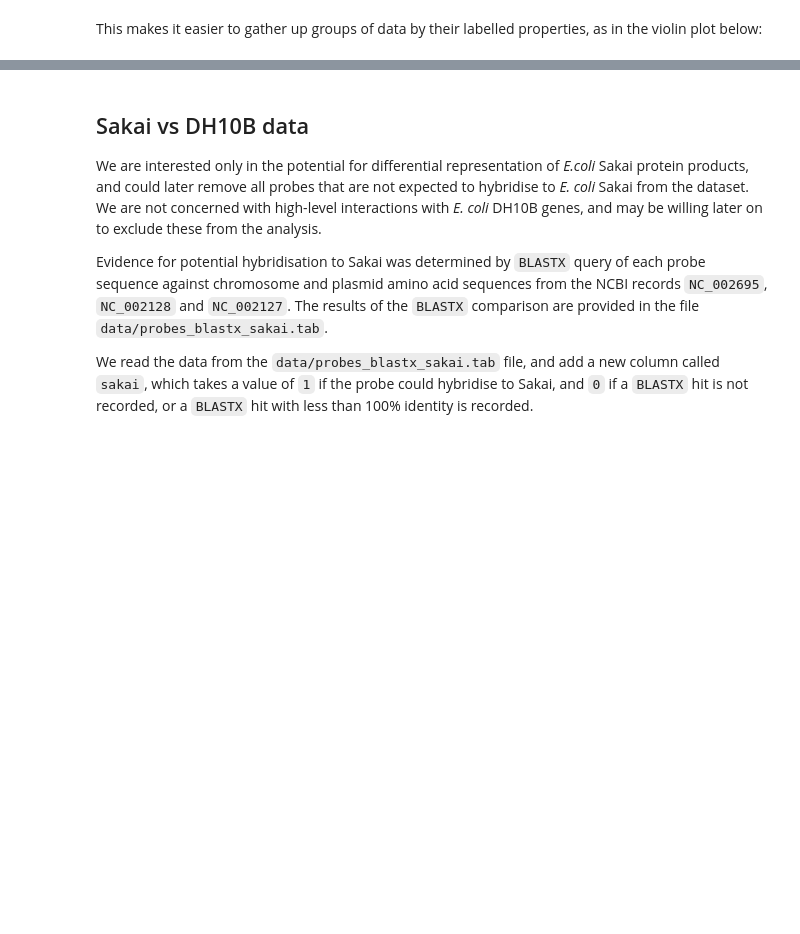
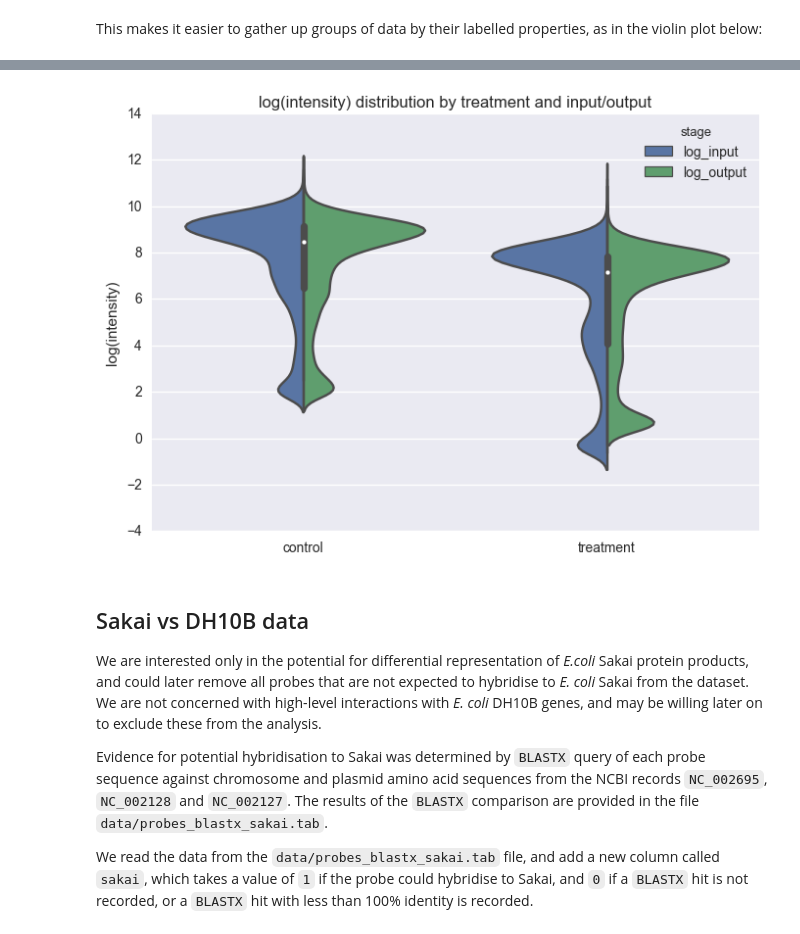
Before and after one commit to widdowquinn/SI_Holmes_etal_2017, a Jupyter notebook: 01-data_cleaning_qa.ipynb, the cells around one changed output, grey strips where cells are left out. Cells and saved outputs as stored; diff of their text form; code cells hidden in the pictures; blank space fills up the shorter version.

Commit message:
change clean data output format
The new output format pairs input and output log intensity values,
ready for modelling of output as a function of input.

```diff
--- a/01-data_cleaning_qa.ipynb
+++ b/01-data_cleaning_qa.ipynb
@@ -192,2 +236,6 @@ treatment_output_long = wide_to_long(treatment_output, True, True)
+# %%
+# Convert control and treatment data to long format
+control_long = wide_to_long_join(control_input, control_output, treatment=False)
+treatment_long = wide_to_long_join(treatment_input, treatment_output, treatment=True)
 # %% [markdown]
 Then we combine them into a single, long-form dataset:
@@ -194,7 +251,13 @@ Then we combine them into a single, long-form dataset:
 # %%
 # Combine dataframes
-data = control_input_long.append([control_output_long, treatment_input_long, treatment_output_long],
-                                 ignore_index=True)
-data['log_intensity'] = log(data['intensity'])
+data = control_long.append(treatment_long, ignore_index=True)
+data['log_input'] = log(data['input'])
+data['log_output'] = log(data['output'])
 # %% [markdown]
 This makes it easier to gather up groups of data by their labelled properties, as in the violin plot below:
+# %%
+input_v_output = pd.melt(data, id_vars=['probe', 'replicate', 'treatment'],
+                         value_vars=['log_input', 'log_output'])
+input_v_output.columns = ['probe', 'replicate', 'treatment',
+                          'stage', 'log_intensity']
+input_v_output.head()
@@ -201,10 +271,12 @@ This makes it easier to gather up groups of data by their labelled properties, a
 # %%
-g = sns.violinplot(data=data, x="treatment", y="log_intensity", hue="stage",
-                   split=True)
+g = sns.violinplot(data=input_v_output, x="treatment", y="log_intensity",
+                   hue="stage", split=True)
 g.set_xticklabels(['control', 'treatment'])
 g.set_ylabel("log(intensity)")
 g.set_xlabel("")
 g.set_title("log(intensity) distribution by treatment and input/output");
+# %% [output]
+[figure, added]
 # %% [markdown]
 ## Sakai vs DH10B data
 
```
Also changed, not shown: parts of 15 cells of this notebook.
